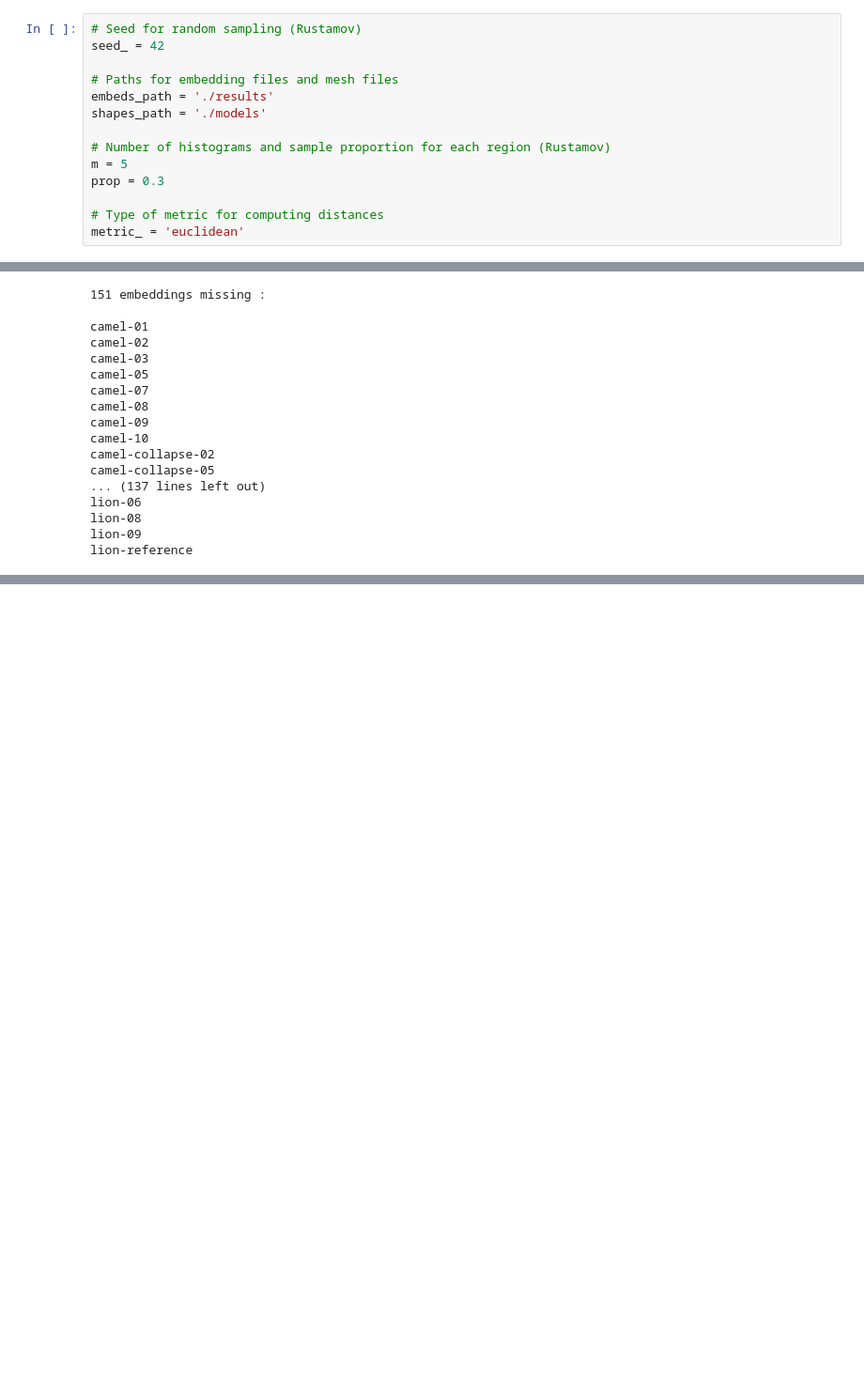
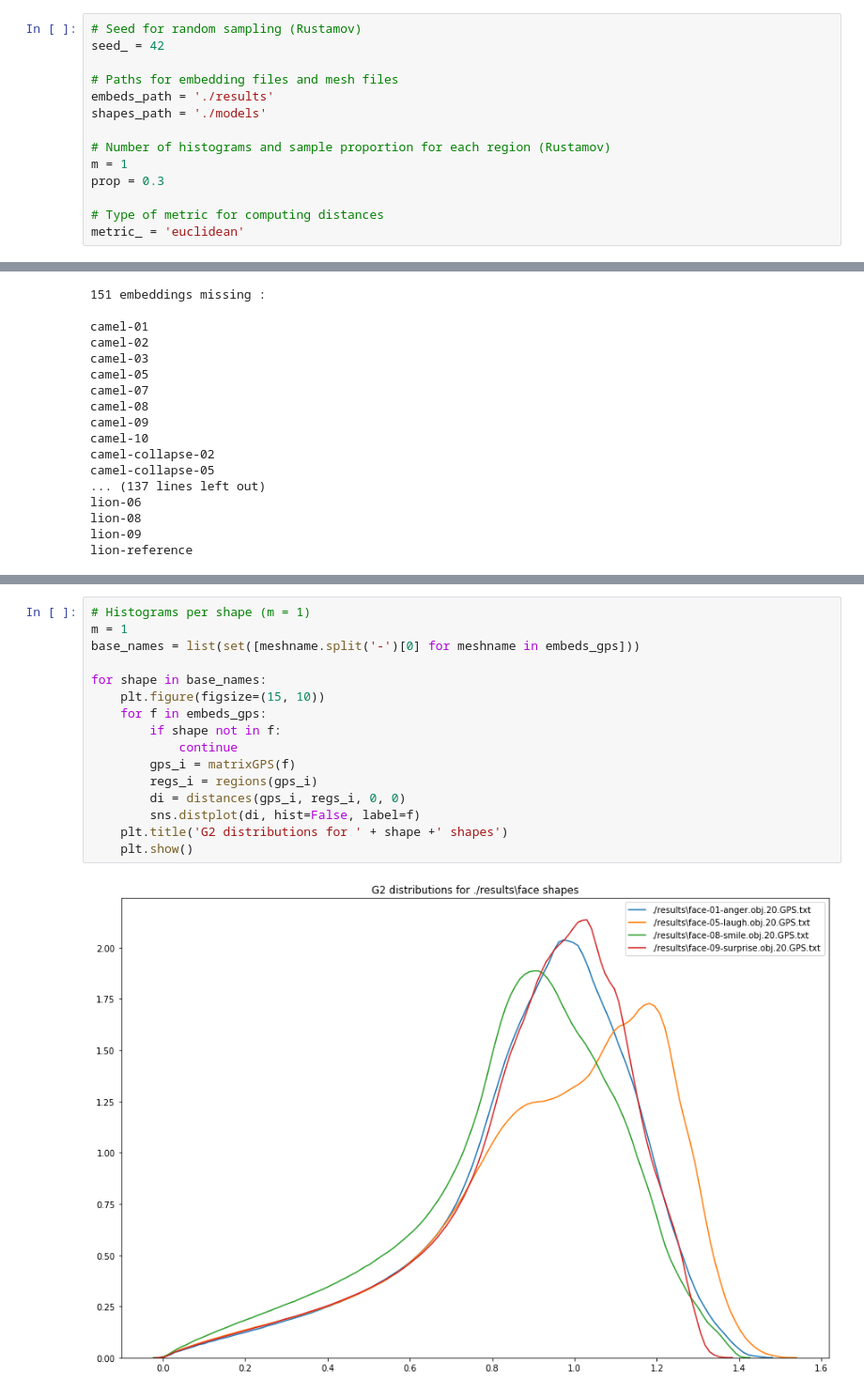
Before and after one commit to cepedus/Laplace-Beltrami-mesh-classifier, a Jupyter notebook: DescriptorAnalysis.ipynb, the cells around one changed output, grey strips where cells are left out. Shown at 94% size. Drawn from its saved outputs; the diff is of its cells as text; blank space fills up the shorter version.

```diff
--- a/DescriptorAnalysis.ipynb
+++ b/DescriptorAnalysis.ipynb
@@ -20,7 +21,7 @@ embeds_path = './results'
 shapes_path = './models'
 
 # Number of histograms and sample proportion for each region (Rustamov)
-m = 5
+m = 1
 prop = 0.3
 
 # Type of metric for computing distances
@@ -253,0 +265,18 @@ sns.distplot(d_test, hist=False)
+# %%
+# Histograms per shape (m = 1)
+m = 1
+base_names = list(set([meshname.split('-')[0] for meshname in embeds_gps]))
+
+for shape in base_names:
+    plt.figure(figsize=(15, 10))
+    for f in embeds_gps:
+        if shape not in f:
+            continue
+        gps_i = matrixGPS(f)
+        regs_i = regions(gps_i)
+        di = distances(gps_i, regs_i, 0, 0)
+        sns.distplot(di, hist=False, label=f)
+    plt.title('G2 distributions for ' + shape +' shapes')
+    plt.show()
+# %% [output]
+[figure, added]
```
Also changed, not shown: parts of 20 cells of this notebook.
